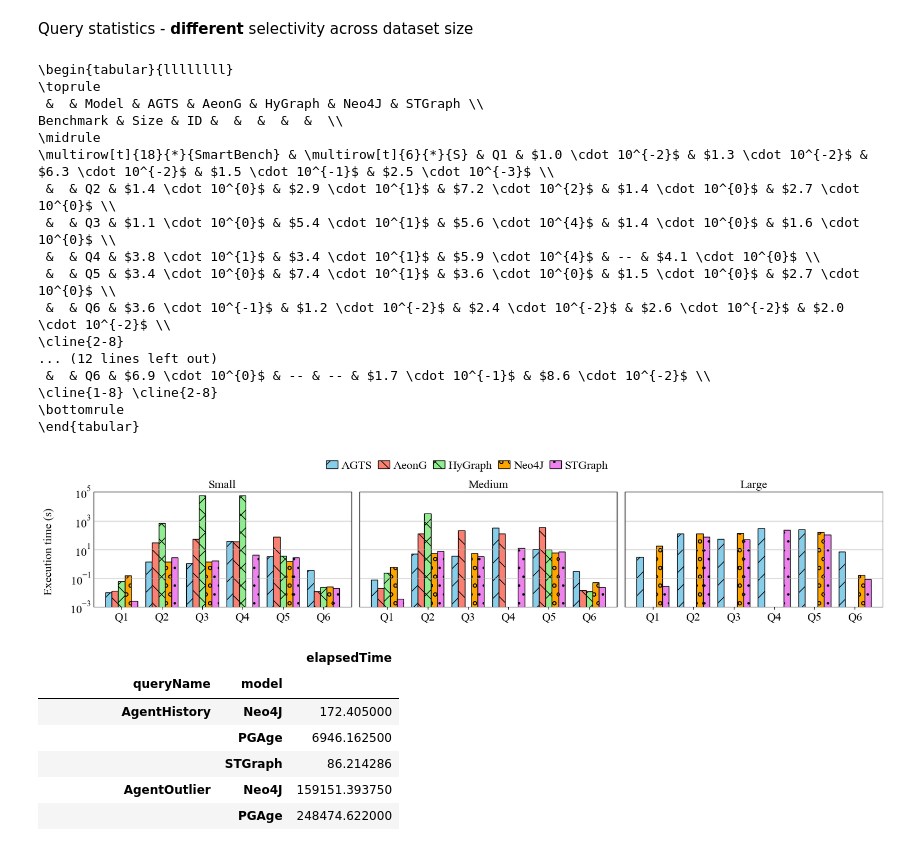
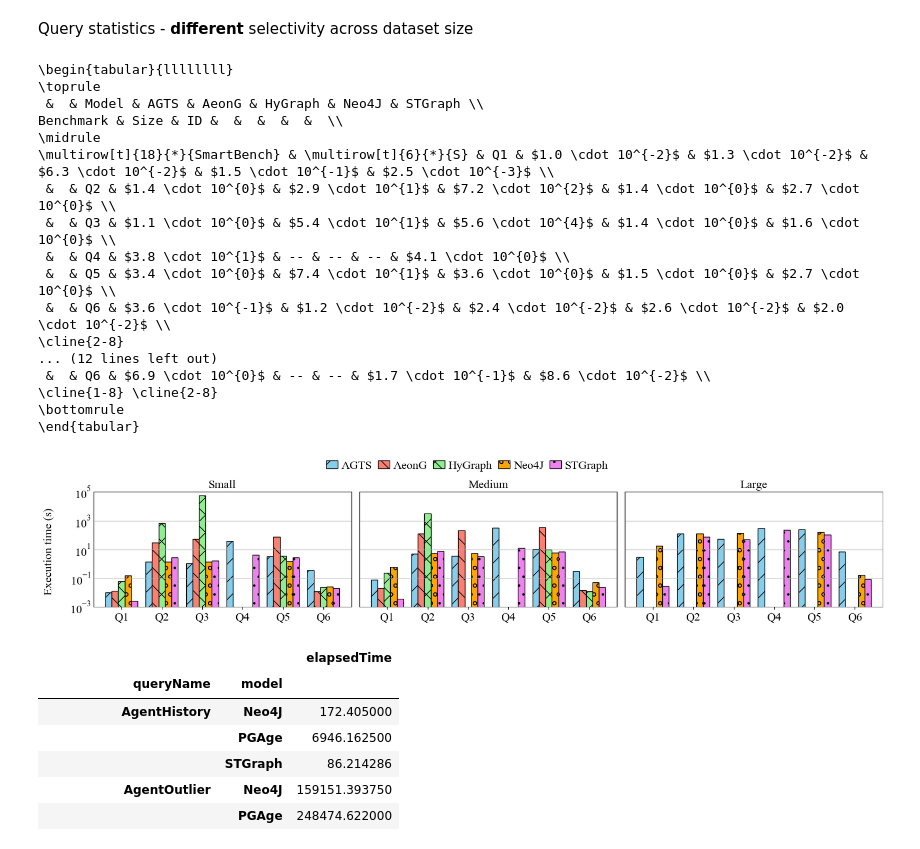
Before and after one commit to big-unibo/STGraph-evaluation, a Jupyter notebook: postprocessing/STGraph.ipynb, the cells around one changed output. Cells and saved outputs as stored; diff of their text form; code cells hidden in the pictures.

Commit message:
feat: updated guery figures

```diff
--- a/postprocessing/STGraph.ipynb
+++ b/postprocessing/STGraph.ipynb
@@ -220,6 +220,16 @@ def print_query_statistics(query_statistics: pd.DataFrame, name="query_statistic
     query_df = clean_df(query_statistics.copy(deep=True))
     query_df = query_df[query_df["datasetSize"] != "big_long"]
     query_df["queryID"] = query_df["queryName"].map(query_names)
+    models_to_filter = ["AeonG", "HyGraph", "Neo4J"]
+
+    # filtra le righe da rimuovere
+    mask = ~(
+        query_df["queryName"].isin(["EnvironmentOutlier", "EnvironmentAlert"]) &
+        query_df["model"].isin(models_to_filter)
+    )
+
+    # dataframe filtrato
+    query_df = query_df[mask]
     query_df = query_df.dropna(subset=["queryID"])
     print_latex(query_df.groupby(["Benchmark", "datasetSize", "queryID", "model"])["elapsedTime"].mean().reset_index(), pivot=["Benchmark", "Size", "ID"])
 
@@ -272,35 +282,35 @@ def print_query_statistics(query_statistics: pd.DataFrame, name="query_statistic
         ax.yaxis.grid(True, which='major', linestyle='-', linewidth=0.5)
         ax.set_title(ds, fontsize=font)
 
     ylabel = fig.supylabel("Execution time (s)", fontsize=font)
     ylabel.set_position((-0.00005, 0.5))  # sposta più vicino ai tick senza sovrapporsi
     handles, labels = axes[0].get_legend_handles_labels()
     fig.legend(handles, labels, ncol=len(all_models), **legend_settings)
     plt.tight_layout()  # margini ottimizzati
     plt.savefig(os.path.join(figures_path, "query_statistics.pdf"), bbox_inches='tight')
     plt.show()
 
 query_statistics_different_selectivity = query_statistics.loc[query_statistics["querySelectivity"] == "increased"]
 print_query_statistics(query_statistics_different_selectivity, "query_statistics_increased")
 # %% [output]
 \begin{tabular}{llllllll}
 \toprule
  &  & Model & AGTS & AeonG & HyGraph & Neo4J & STGraph \\
 Benchmark & Size & ID &  &  &  &  &  \\
 \midrule
 \multirow[t]{18}{*}{SmartBench} & \multirow[t]{6}{*}{S} & Q1 & $1.0 \cdot 10^{-2}$ & $1.3 \cdot 10^{-2}$ & $6.3 \cdot 10^{-2}$ & $1.5 \cdot 10^{-1}$ & $2.5 \cdot 10^{-3}$ \\
  &  & Q2 & $1.4 \cdot 10^{0}$ & $2.9 \cdot 10^{1}$ & $7.2 \cdot 10^{2}$ & $1.4 \cdot 10^{0}$ & $2.7 \cdot 10^{0}$ \\
  &  & Q3 & $1.1 \cdot 10^{0}$ & $5.4 \cdot 10^{1}$ & $5.6 \cdot 10^{4}$ & $1.4 \cdot 10^{0}$ & $1.6 \cdot 10^{0}$ \\
- &  & Q4 & $3.8 \cdot 10^{1}$ & $3.4 \cdot 10^{1}$ & $5.9 \cdot 10^{4}$ & -- & $4.1 \cdot 10^{0}$ \\
+ &  & Q4 & $3.8 \cdot 10^{1}$ & -- & -- & -- & $4.1 \cdot 10^{0}$ \\
  &  & Q5 & $3.4 \cdot 10^{0}$ & $7.4 \cdot 10^{1}$ & $3.6 \cdot 10^{0}$ & $1.5 \cdot 10^{0}$ & $2.7 \cdot 10^{0}$ \\
  &  & Q6 & $3.6 \cdot 10^{-1}$ & $1.2 \cdot 10^{-2}$ & $2.4 \cdot 10^{-2}$ & $2.6 \cdot 10^{-2}$ & $2.0 \cdot 10^{-2}$ \\
 \cline{2-8}
 ... (12 lines left out)
  &  & Q6 & $6.9 \cdot 10^{0}$ & -- & -- & $1.7 \cdot 10^{-1}$ & $8.6 \cdot 10^{-2}$ \\
 \cline{1-8} \cline{2-8}
 \bottomrule
 \end{tabular}
-[figure, old version]
+[figure, new version]
 # %%
 query_statistics_different_selectivity = query_statistics_different_selectivity.loc[((query_statistics_different_selectivity["model"] == "STGraph") | (query_statistics_different_selectivity["model"] == "PGAge") | (query_statistics_different_selectivity["model"] == "Neo4J")) & (query_statistics_different_selectivity["datasetSize"] == "Big")]
 query_statistics_different_selectivity.groupby(by=["queryName", "model"]).agg({"elapsedTime": "mean"})
```
